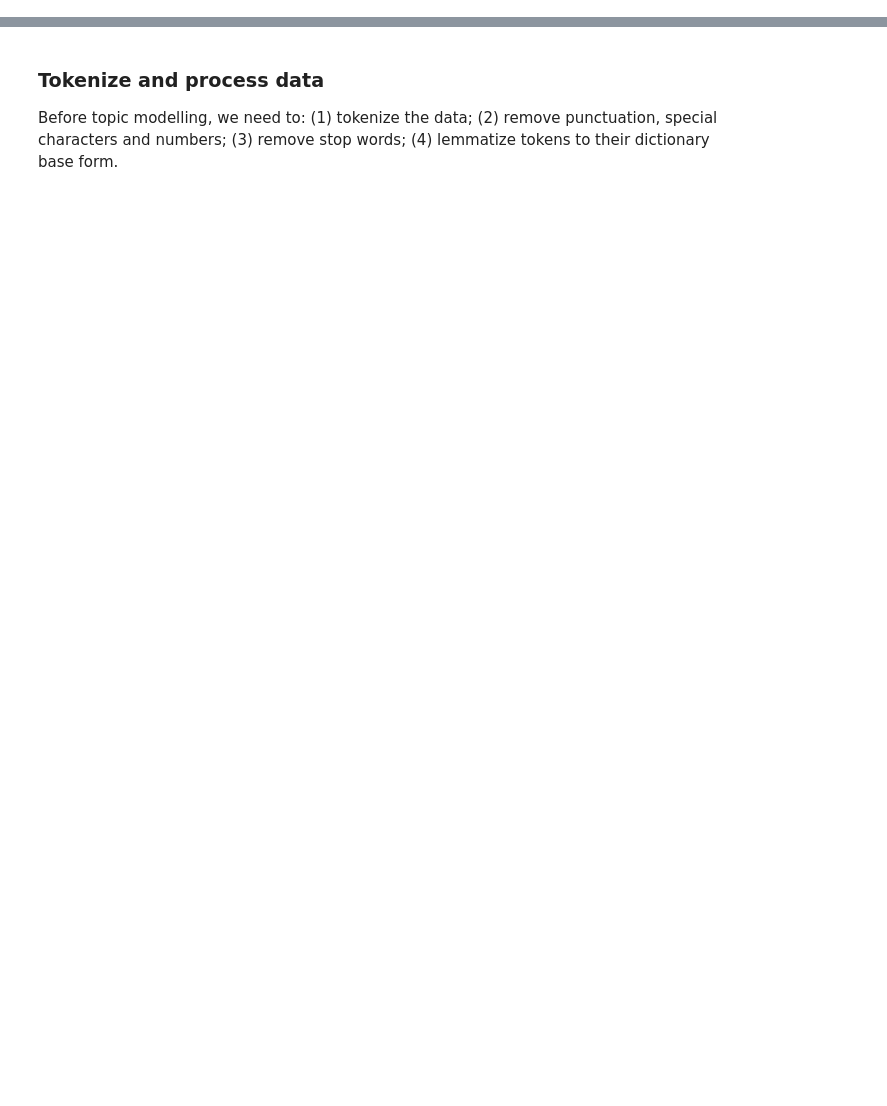
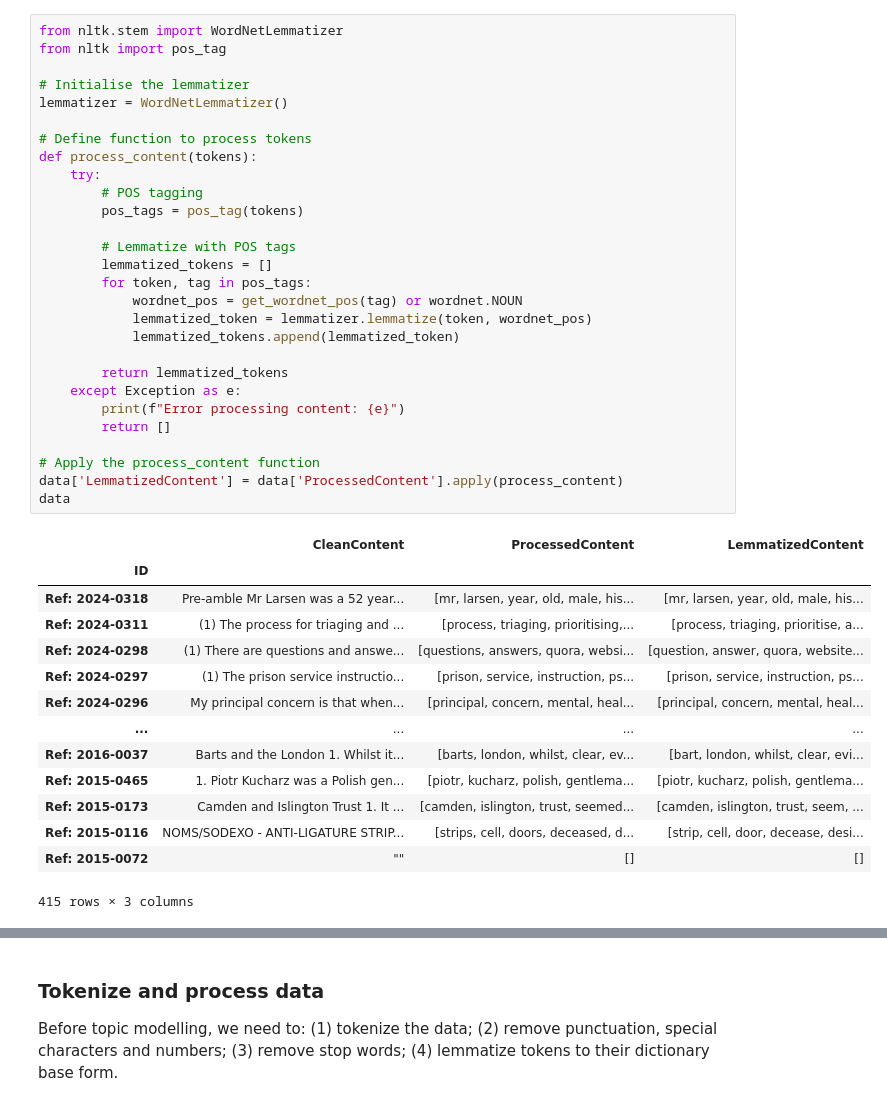
Before and after one commit to Samuel-Osian-Andrews/PFD_NLP, a Jupyter notebook: Scripts/compare_topic_model.ipynb, the cells around one changed output, grey strips where cells are left out. Drawn from its saved outputs; the diff is of its cells as text; blank space fills up the shorter version.

```diff
--- a/Scripts/compare_topic_model.ipynb
+++ b/Scripts/compare_topic_model.ipynb
@@ -72,0 +161,43 @@ data
+# %%
+from nltk.stem import WordNetLemmatizer
+from nltk import pos_tag
+
+# Initialise the lemmatizer
+lemmatizer = WordNetLemmatizer()
+
+# Define function to process tokens
+def process_content(tokens):
+    try:
+        # POS tagging
+        pos_tags = pos_tag(tokens)
+
+        # Lemmatize with POS tags
+        lemmatized_tokens = []
+        for token, tag in pos_tags:
+            wordnet_pos = get_wordnet_pos(tag) or wordnet.NOUN
+            lemmatized_token = lemmatizer.lemmatize(token, wordnet_pos)
+            lemmatized_tokens.append(lemmatized_token)
+
+        return lemmatized_tokens
+    except Exception as e:
+        print(f"Error processing content: {e}")
+        return []
+
+# Apply the process_content function
+data['LemmatizedContent'] = data['ProcessedContent'].apply(process_content)
+data
+# %% [output]
+|  | CleanContent | ProcessedContent | LemmatizedContent |
+| ID |  |  |  |
+| Ref: 2024-0318 | Pre-amble Mr Larsen was a 52 year... | [mr, larsen, year, old, male, his... | [mr, larsen, year, old, male, his... |
+| Ref: 2024-0311 | (1) The process for triaging and ... | [process, triaging, prioritising,... | [process, triaging, prioritise, a... |
+| Ref: 2024-0298 | (1) There are questions and answe... | [questions, answers, quora, websi... | [question, answer, quora, website... |
+| Ref: 2024-0297 | (1) The prison service instructio... | [prison, service, instruction, ps... | [prison, service, instruction, ps... |
+| Ref: 2024-0296 | My principal concern is that when... | [principal, concern, mental, heal... | [principal, concern, mental, heal... |
+| ... | ... | ... | ... |
+| Ref: 2016-0037 | Barts and the London 1. Whilst it... | [barts, london, whilst, clear, ev... | [bart, london, whilst, clear, evi... |
+| Ref: 2015-0465 | 1. Piotr Kucharz was a Polish gen... | [piotr, kucharz, polish, gentlema... | [piotr, kucharz, polish, gentlema... |
+| Ref: 2015-0173 | Camden and Islington Trust 1. It ... | [camden, islington, trust, seemed... | [camden, islington, trust, seem, ... |
+| Ref: 2015-0116 | NOMS/SODEXO - ANTI-LIGATURE STRIP... | [strips, cell, doors, deceased, d... | [strip, cell, door, decease, desi... |
+| Ref: 2015-0072 | "" | [] | [] |
+415 rows × 3 columns
```
Also changed, not shown: parts of 20 cells of this notebook, 1 other file.
